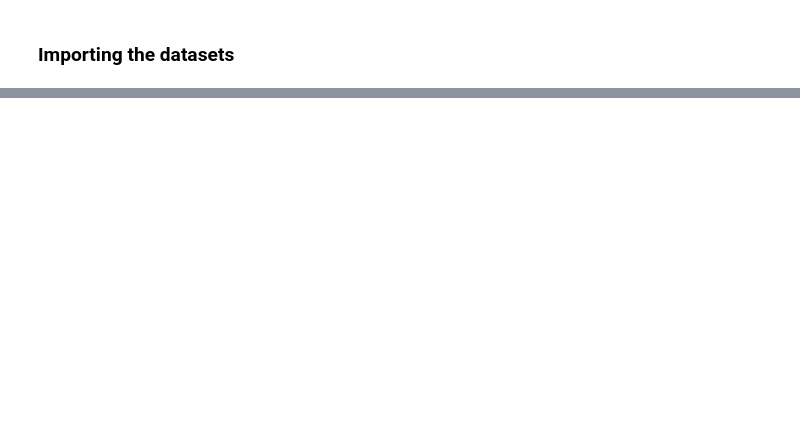
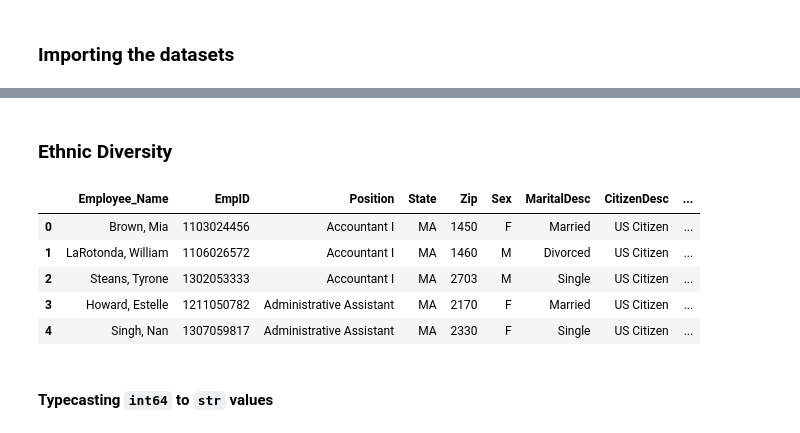
Before and after one commit to nirmit27/ds-and-ml, a Jupyter notebook: ML/ML_Training.ipynb, the cells around one changed output, grey strips where cells are left out. Cells and saved outputs as stored; diff of their text form; code cells hidden in the pictures; blank space fills up the shorter version.

```diff
--- a/ML/ML_Training.ipynb
+++ b/ML/ML_Training.ipynb
@@ -26,3 +32,11 @@ from sklearn.preprocessing import MinMaxScaler
 from sklearn.preprocessing import RobustScaler
 # %% [markdown]
 ### Importing the datasets
+# %%
+paths: list = []
+for dirname, _, filenames in os.walk(os.getcwd()):
+  for filename in filenames:
+    if filename.endswith(".csv"):
+      paths.append(os.path.join(dirname, filename))
+
+paths
@@ -28,0 +53,19 @@ from sklearn.preprocessing import RobustScaler
+# %%
+education = pd.read_csv(paths[0])
+mtcars_dup = pd.read_csv(paths[1])
+cars = pd.read_csv(paths[2])
+ethnic = pd.read_csv(paths[3])
+mtcars = pd.read_csv(paths[4])
+# %% [markdown]
+### **Ethnic Diversity**
+# %%
+ethnic.head()
+# %% [output]
+|  | Employee_Name | EmpID | Position | State | Zip | Sex | MaritalDesc | CitizenDesc | ... |
+| 0 | Brown, Mia | 1103024456 | Accountant I | MA | 1450 | F | Married | US Citizen | ... |
+| 1 | LaRotonda, William | 1106026572 | Accountant I | MA | 1460 | M | Divorced | US Citizen | ... |
+| 2 | Steans, Tyrone | 1302053333 | Accountant I | MA | 2703 | M | Single | US Citizen | ... |
+| 3 | Howard, Estelle | 1211050782 | Administrative Assistant | MA | 2170 | F | Married | US Citizen | ... |
+| 4 | Singh, Nan | 1307059817 | Administrative Assistant | MA | 2330 | F | Single | US Citizen | ... |
+# %% [markdown]
+#### Typecasting `int64` to `str` values
```
Also changed, not shown: parts of 23 cells of this notebook.
